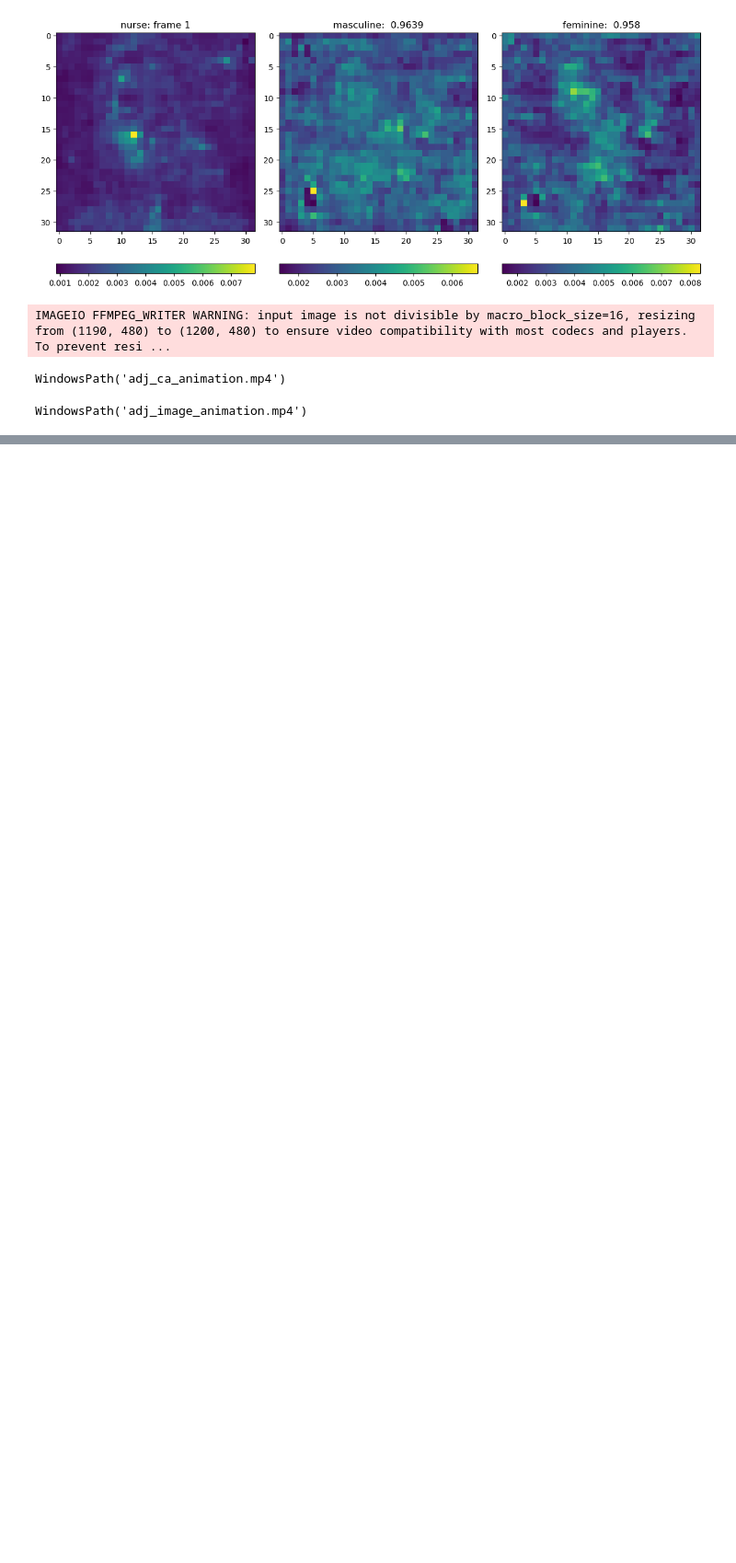
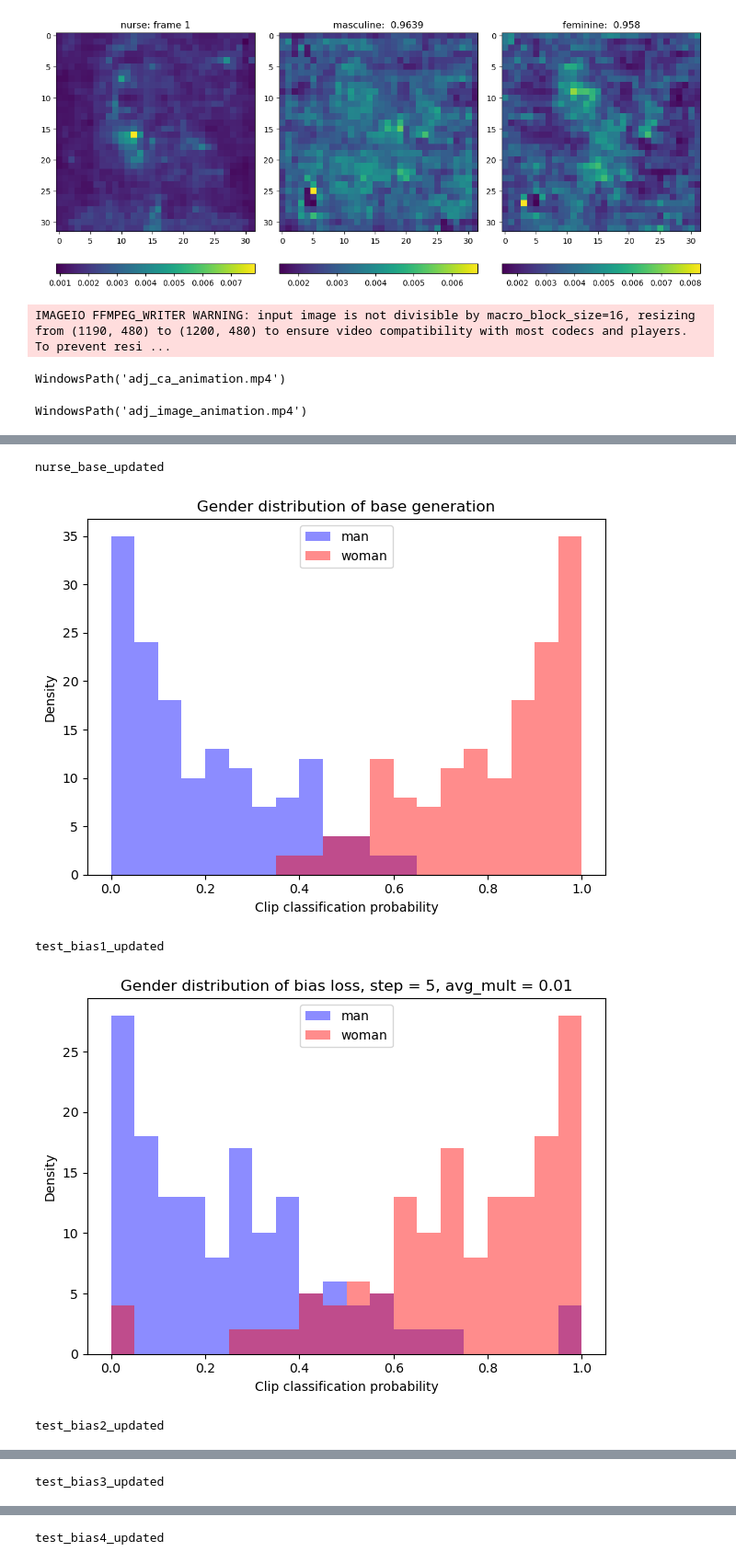
Before and after one commit to brandonc732/CS5864-diffusion-control, a Jupyter notebook: _test_nbs/brandon_v1/TSAM testing_v2.ipynb, the cells around one changed output, grey strips where cells are left out. Shown at 92% size. Saved outputs shown, nothing was run; the diff lists cells and outputs as text; code cells hidden in the pictures; blank space fills up the shorter version.

```diff
--- a/_test_nbs/brandon_v1/TSAM testing_v2.ipynb
+++ b/_test_nbs/brandon_v1/TSAM testing_v2.ipynb
@@ -284,0 +324,38 @@ WindowsPath('adj_image_animation.mp4')
+# %%
+def look_at_folder(test_folder):
+    # load in gender df
+    gender_df = pd.read_excel(test_folder / "fairness.xlsx")
+
+    # load in cmmd numpy array
+    cmmd = np.load(test_folder / "cmmd.npy")
+
+    # load in config
+    with open(test_folder / "config.yaml",'r') as f:
+        curr_config_dict = yaml.safe_load(f)
+
+    if 'bias_refine_step_info' in curr_config_dict:
+        method_info = curr_config_dict['bias_refine_step_info']
+    else:
+        method_info = None
+
+    print(test_folder.name)
+
+    if method_info:
+        steps = method_info.keys()
+        print("step:", steps)
+        print("avg_mult:", [method_info[step][3] for step in steps])
+
+    else:
+        print()
+
+    print()
+    print(f"man: {gender_df['man'].mean():.4f}")
+    print(f"woman: {gender_df['woman'].mean():.4f}")
+    print()
+    print(f"cmmd: {cmmd:.4f}")
+
+
+    print("\n\n")
+# %%
+for test_name in test_folders:
+    look_at_folder(data_folder / test_name)
@@ -284,0 +434,9 @@ WindowsPath('adj_image_animation.mp4')
+# %%
+for test_name in test_folders:
+    folder_gender_histogram(data_folder / test_name)
+# %% [output]
+nurse_base_updated
+[figure, added]
+test_bias1_updated
+[figure, added]
+test_bias2_updated
@@ -284,0 +444 @@ WindowsPath('adj_image_animation.mp4')
+test_bias3_updated
@@ -284,0 +446 @@ WindowsPath('adj_image_animation.mp4')
+test_bias4_updated
```
Also changed, not shown: parts of 13 cells of this notebook, 2 other files.
